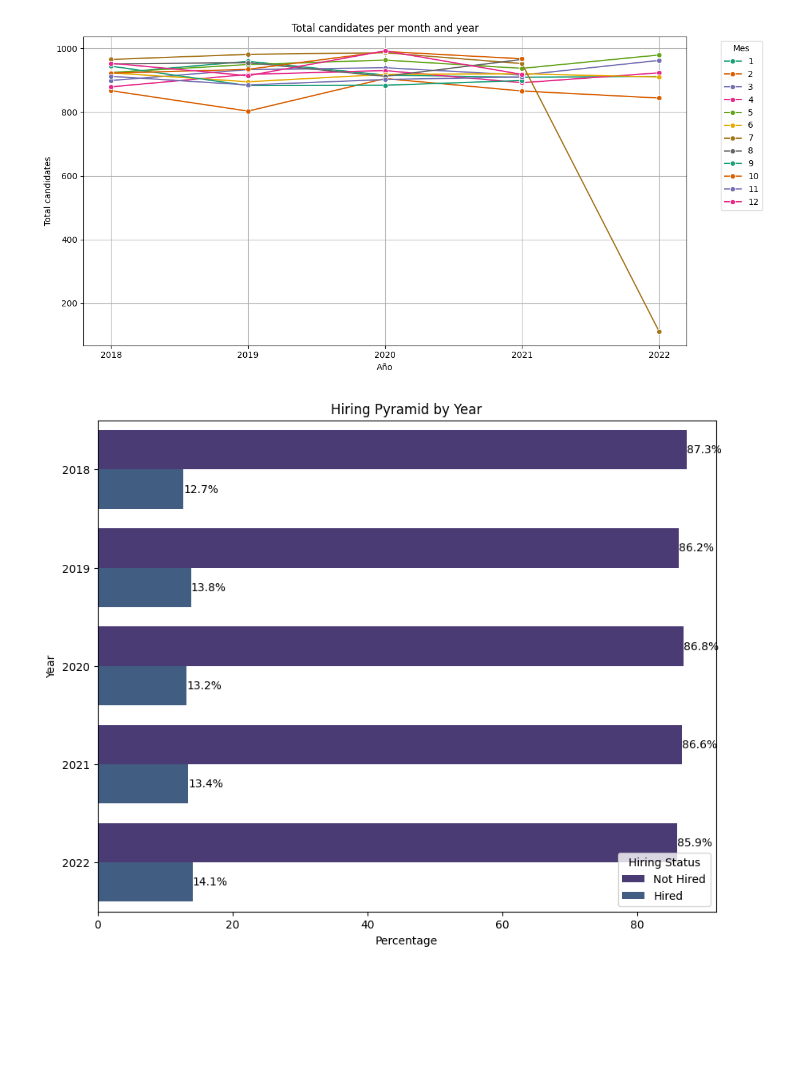
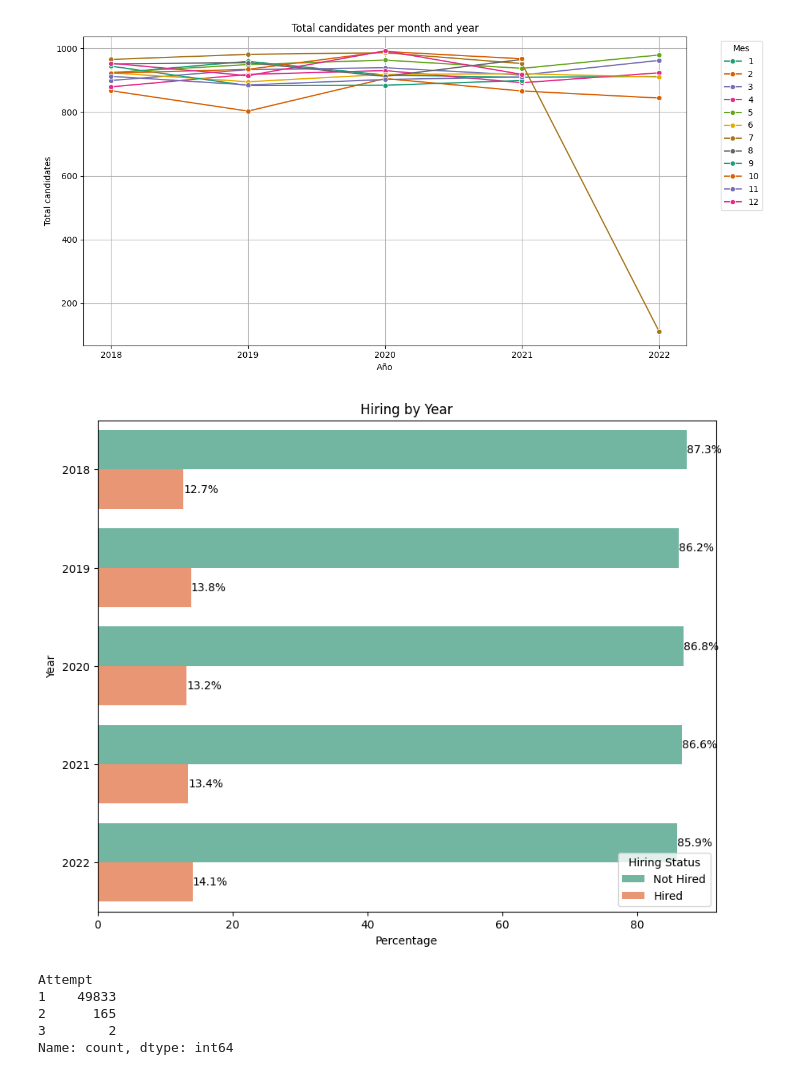
Before and after one commit to caroldvarela/workshop-01, a Jupyter notebook: notebooks/002_EDA.ipynb, the cells around one changed output. Drawn from its saved outputs; the diff is of its cells as text; code cells hidden in the pictures; blank space fills up the shorter version.

Commit message:
EDA data visualization

```diff
--- a/notebooks/002_EDA.ipynb
+++ b/notebooks/002_EDA.ipynb
@@ -223,33 +232,42 @@ plt.show()
 [figure]
 # %%
 df_date['count'] = 1
+
 df_summary = df_date.groupby(['year', 'Hired']).agg({'count': 'sum'}).reset_index()
+total_per_year = df_summary.groupby('year')['count'].transform('sum')
 
-# Calcular el total por año
-total_per_year = df_summary.groupby('year')['count'].transform('sum')
 df_summary['percentage'] = (df_summary['count'] / total_per_year) * 100
 
-# Cambiar el valor de 'Hired' para hacer la pirámide
 df_summary['Hired'] = df_summary['Hired'].replace({1: 'Hired', 0: 'Not Hired'})
 
-# Crear la gráfica de pirámide
 plt.figure(figsize=(10, 8))
 
-ax = sns.barplot(data=df_summary, x='percentage', y='year', hue='Hired', orient='h', dodge=True)
+ax = sns.barplot(data=df_summary, x='percentage', y='year', hue='Hired', orient='h', dodge=True, palette='Set2')
 
-# Añadir los porcentajes al final de las barras
 for p in ax.patches:
     height = p.get_height()
     if height > 0.1:
         width = p.get_width()
         x = width
         y = p.get_y() + p.get_height() / 2
         ax.text(x, y, f'{width:.1f}%', va='center', ha='left', fontsize=10, color='black')
 
 plt.xlabel('Percentage')
 plt.ylabel('Year')
-plt.title('Hiring Pyramid by Year')
+plt.title('Hiring by Year')
 plt.legend(title='Hiring Status')
 plt.show()
 # %% [output]
-[figure, old version]
+[figure, new version]
+# %%
+df_attempts = df.copy()
+df_attempts ['Attempt'] = df_attempts.groupby('Email').cumcount() + 1
+
+attempt_counts = df_attempts['Attempt'].value_counts()
+attempt_counts
+# %% [output]
+Attempt
+1    49833
+2      165
+3        2
+Name: count, dtype: int64
```
Also changed, not shown: parts of 5 cells of this notebook.
